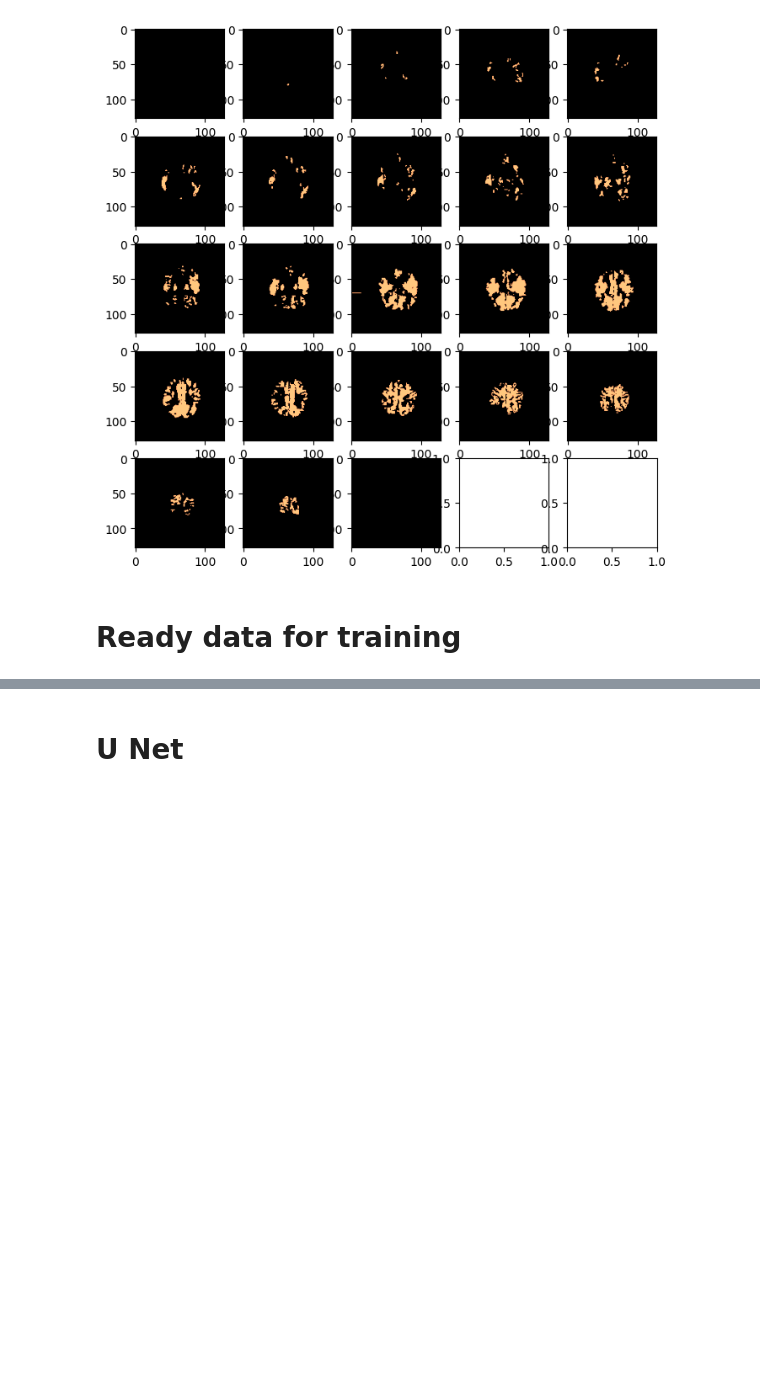
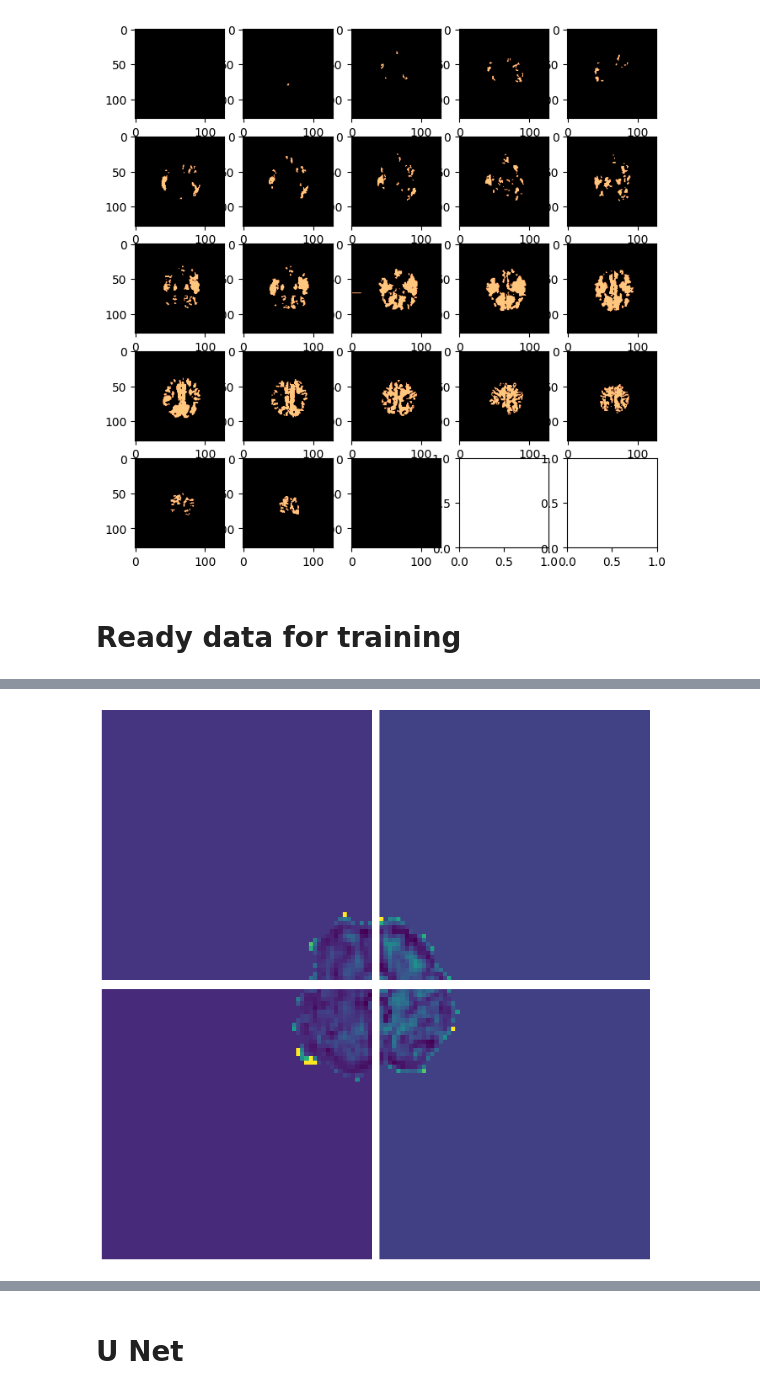
Before and after one commit to reshmaruby/Project, a Jupyter notebook: ResNet.ipynb, the cells around one changed output, grey strips where cells are left out. Saved outputs shown, nothing was run; the diff lists cells and outputs as text; code cells hidden in the pictures; blank space fills up the shorter version.

```diff
--- a/ResNet.ipynb
+++ b/ResNet.ipynb
@@ -182 +193,8 @@ display_patches(original_image, patches)
+# %%
+# Display patches for the first image
+original_image = flattened_zadc_data_test[3]
+patches = slice_image(original_image)
+display_patches(original_image, patches)
+# %% [output]
+[figure, added]
 # %%
```
Also changed, not shown: parts of 27 cells of this notebook, 1 other file.
